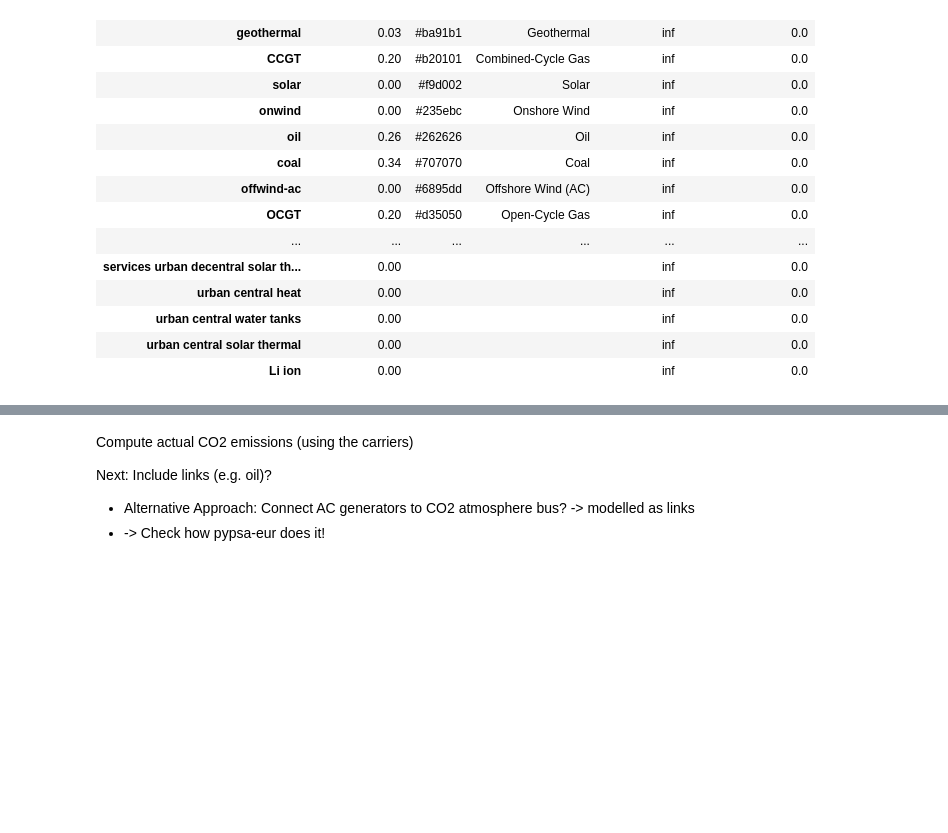
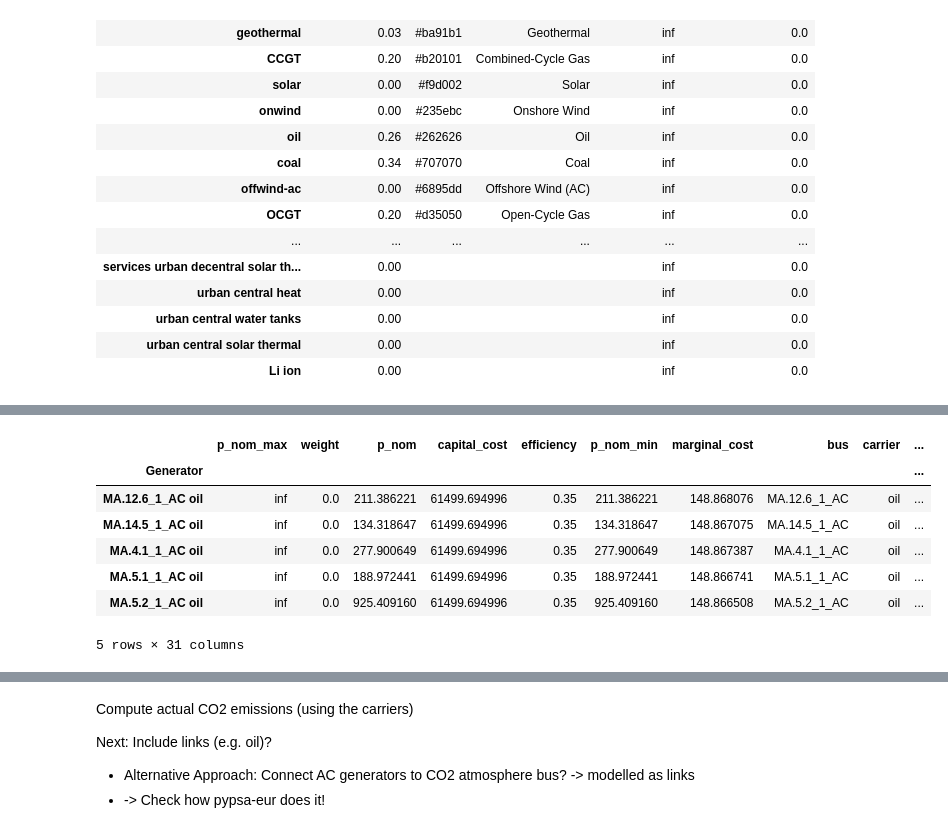
Before and after one commit to energyLS/aldehyde, a Jupyter notebook: workflow/notebooks/test_co2limit.ipynb, the cells around one changed output, grey strips where cells are left out. Cells and saved outputs as stored; diff of their text form; code cells hidden in the pictures; blank space fills up the shorter version.

```diff
--- a/workflow/notebooks/test_co2limit.ipynb
+++ b/workflow/notebooks/test_co2limit.ipynb
@@ -141,0 +180,11 @@ n.carriers #.index.str.contains("oil")
+# %%
+n.generators[n.generators.carrier == "oil"]
+# %% [output]
+|  | p_nom_max | weight | p_nom | capital_cost | efficiency | p_nom_min | marginal_cost | bus | carrier | ... |
+| Generator |  |  |  |  |  |  |  |  |  | ... |
+| MA.12.6_1_AC oil | inf | 0.0 | 211.386221 | 61499.694996 | 0.35 | 211.386221 | 148.868076 | MA.12.6_1_AC | oil | ... |
+| MA.14.5_1_AC oil | inf | 0.0 | 134.318647 | 61499.694996 | 0.35 | 134.318647 | 148.867075 | MA.14.5_1_AC | oil | ... |
+| MA.4.1_1_AC oil | inf | 0.0 | 277.900649 | 61499.694996 | 0.35 | 277.900649 | 148.867387 | MA.4.1_1_AC | oil | ... |
+| MA.5.1_1_AC oil | inf | 0.0 | 188.972441 | 61499.694996 | 0.35 | 188.972441 | 148.866741 | MA.5.1_1_AC | oil | ... |
+| MA.5.2_1_AC oil | inf | 0.0 | 925.409160 | 61499.694996 | 0.35 | 925.409160 | 148.866508 | MA.5.2_1_AC | oil | ... |
+5 rows × 31 columns
```
Also changed, not shown: parts of 9 cells of this notebook.
